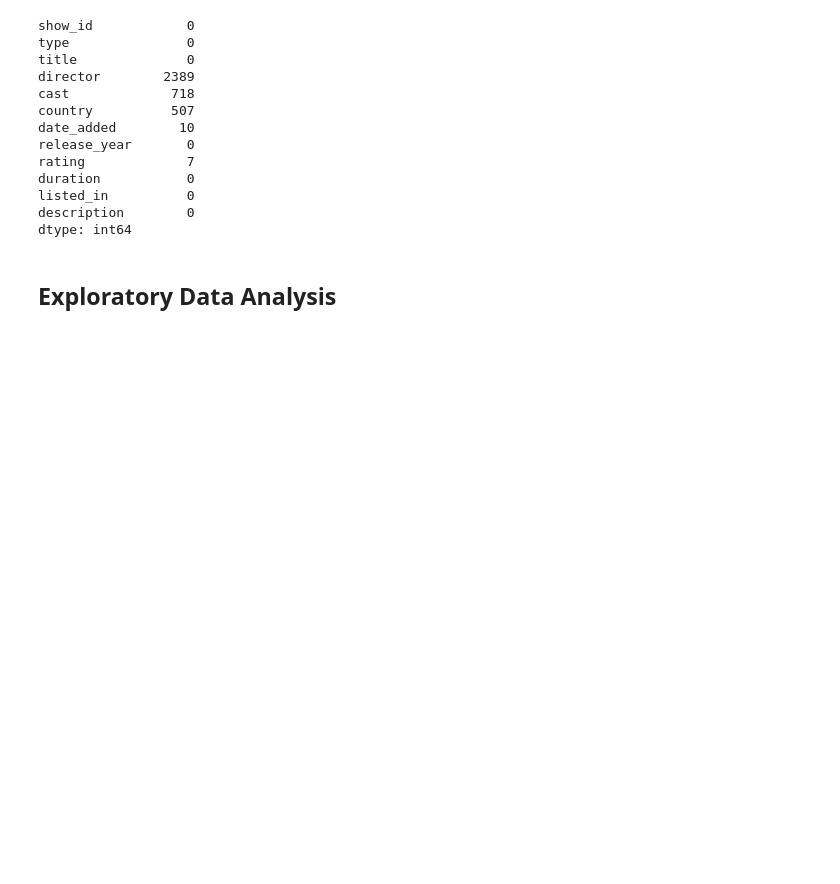
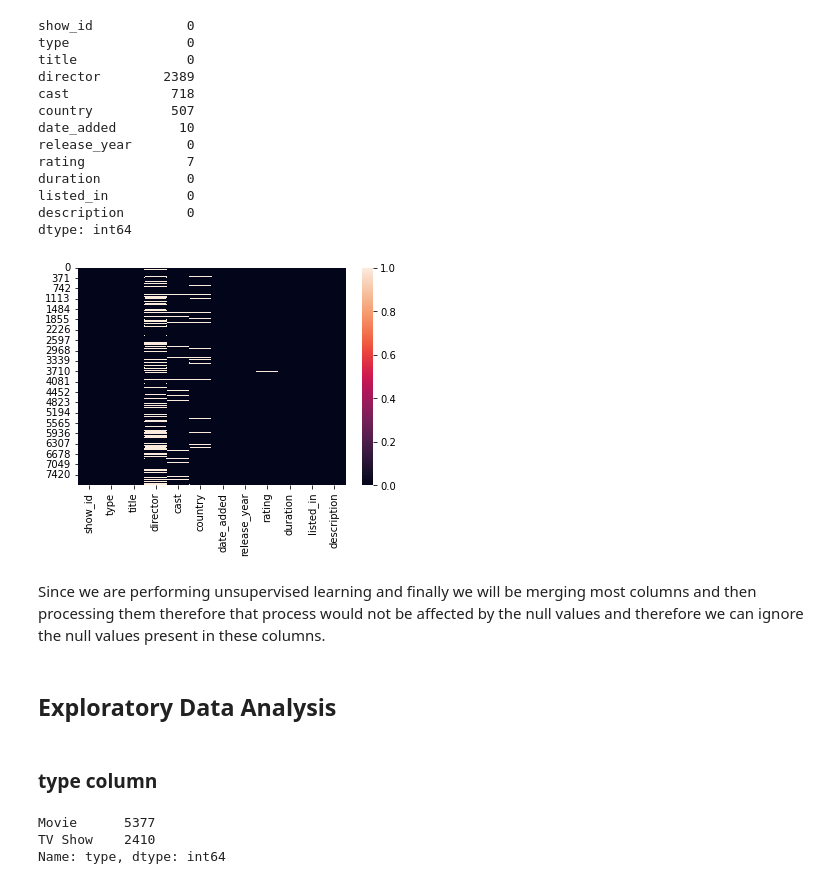
Before and after one commit to jatinsharma16/Capstone-Project-Unsupervised, a Jupyter notebook: Netflix_movie_and_TV_show_clustering.ipynb, the cells around one changed output. Cells and saved outputs as stored; diff of their text form; code cells hidden in the pictures; blank space fills up the shorter version.

```diff
--- a/Netflix_movie_and_TV_show_clustering.ipynb
+++ b/Netflix_movie_and_TV_show_clustering.ipynb
@@ -155,5 +155,21 @@ duration           0
 listed_in          0
 description        0
 dtype: int64
+# %%
+# Plotting a heatmap to see the null values visually
+sns.heatmap(df.isnull())
+plt.show()
+# %% [output]
+[figure, added]
+# %% [markdown]
+Since we are performing unsupervised learning and finally we will be merging most columns and then processing them therefore that process would not be affected by the null values and therefore we can ignore the null values present in these columns.
 # %% [markdown]
 ## Exploratory Data Analysis
+# %% [markdown]
+### type column
+# %%
+df.type.value_counts()
+# %% [output]
+Movie      5377
+TV Show    2410
+Name: type, dtype: int64
```
Also changed, not shown: parts of 51 cells of this notebook.
